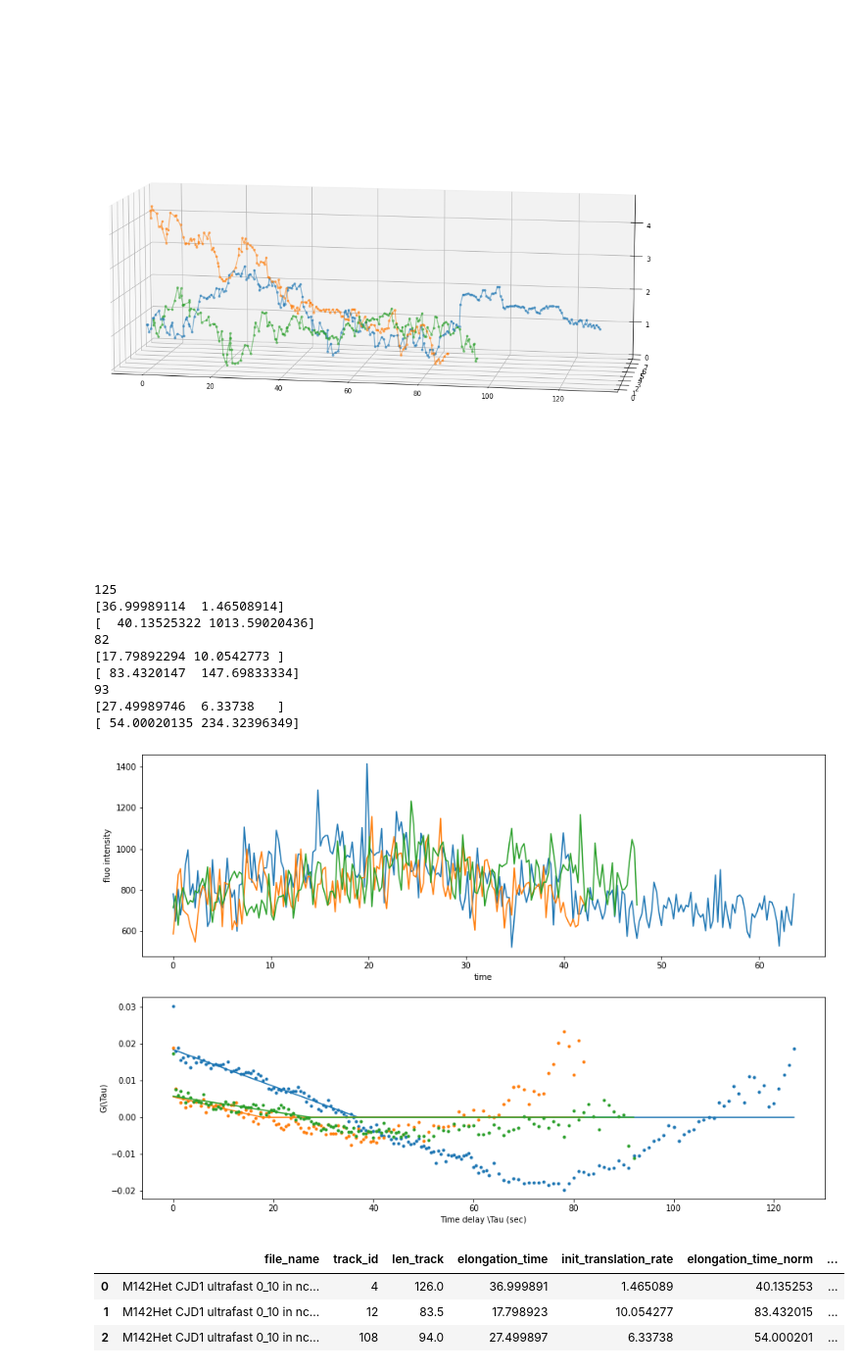
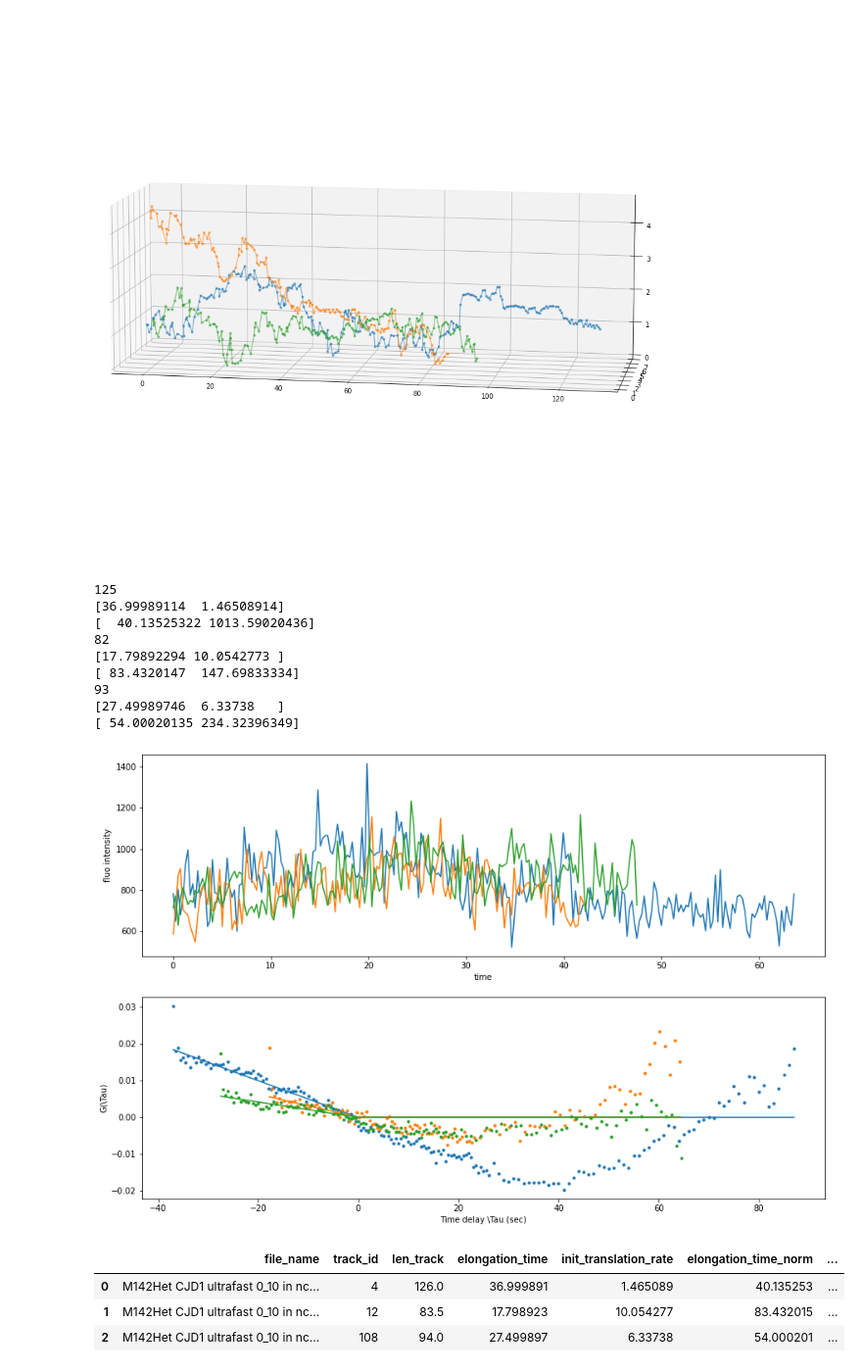
Before and after one commit to sophietheis/KineticAnalysis, a Jupyter notebook: notebook/Analyse_kinetic-Verification.ipynb, the cells around one changed output. Shown at 98% size. Drawn from its saved outputs; the diff is of its cells as text; code cells hidden in the pictures.

```diff
--- a/notebook/Analyse_kinetic-Verification.ipynb
+++ b/notebook/Analyse_kinetic-Verification.ipynb
@@ -92,14 +88,8 @@ fig.set_size_inches((10,10))
 path = "/mnt/sda1/Sophie/2-KineticAnalysisData/1-ConfirmData/movie twiCrispr/"
 # path = "/mnt/sda1/Sophie/2-KineticAnalysisData/1-ConfirmData/movie fast ilp4/"
 files = [
-         "M142Het CJD1 ultrafast 0_10 in nc13 e1_Airyscan Processing/track_spot_table.csv",
-         "M142Het CJD1 ultrafast 0_20 in nc14 e1_Airyscan Processing/track_spot_table.csv",
-         "M142Het CJD1 ultrafast 0_20 in nc14 e2_Airyscan Processing/track_spot_table.csv",
-         "M142Het CJD1 ultrafast 0_20 in nc14 e4_Airyscan Processing/track_spot_table.csv",
-         "M142Het CJD1 ultrafast 0_20 in nc14 e5_Airyscan Processing/track_spot_table.csv",
-         "save/track_spot_table2.csv",
-#           "2D/track_spot_table.csv",
-#           "2D/track_spot_table2.csv",
+    "M142Het CJD1 ultrafast 0_20 in nc14 e1_Airyscan Processing_track.csv",
+    "M142Het CJD1 ultrafast 0_20 in nc14 e2_Airyscan Processing_track.csv",
         ]
 
 # path = "/mnt/sda1/Sophie/2-KineticAnalysisData/1-ConfirmData/movie fast ilp4/"
@@ -163,5 +269,5 @@ for f in files:
 # %%
-result['elongation_time_norm'] = 1300/result['elongation_time']
+result['elongation_time_norm'] = 1485/result['elongation_time']
 result['init_translation_rate_norm'] = result['init_translation_rate']
 result['tmp'] = 1
 # %%
@@ -273,36 +447,36 @@ for id_ in np.unique(result['track_id'].to_numpy()):
 
 
     popt, pcov = optimize.curve_fit(f=func_,
                                     xdata=autocor.flatten()[0::2][1:],
                                     ydata=autocor.flatten()[1::2][1:],
                                     method='lm')
 
     print(popt)
     print(1485/popt)
-    ax[1].plot(autocor.flatten()[0::2], autocor.flatten()[1::2], '.', color=colors[i])
-    ax[1].plot(autocor.flatten()[0::2], func_(autocor.flatten()[0::2], *popt), color=colors[i] )
+    ax[1].plot(autocor.flatten()[0::2]-popt[0], autocor.flatten()[1::2], '.', color=colors[i])
+    ax[1].plot(autocor.flatten()[0::2]-popt[0], func_(autocor.flatten()[0::2], *popt), color=colors[i] )
     if i == 7:
         i=0
     else:
         i+=1
 
 ax[0].set_xlabel("time")
 ax[0].set_ylabel("fluo intensity")
 ax[1].set_xlabel("Time delay \Tau (sec)")
 ax[1].set_ylabel("G(\Tau)")
 
 fig.set_size_inches((15,10))
 # %% [output]
 125
 [36.99989114  1.46508914]
 [  40.13525322 1013.59020436]
 82
 [17.79892294 10.0542773 ]
 [ 83.4320147  147.69833334]
 93
 [27.49989746  6.33738   ]
 [ 54.00020135 234.32396349]
-[figure, old version]
+[figure, new version]
 # %%
 result
 # %% [output]
```
Also changed, not shown: parts of 10 cells of this notebook, 4 other files.
